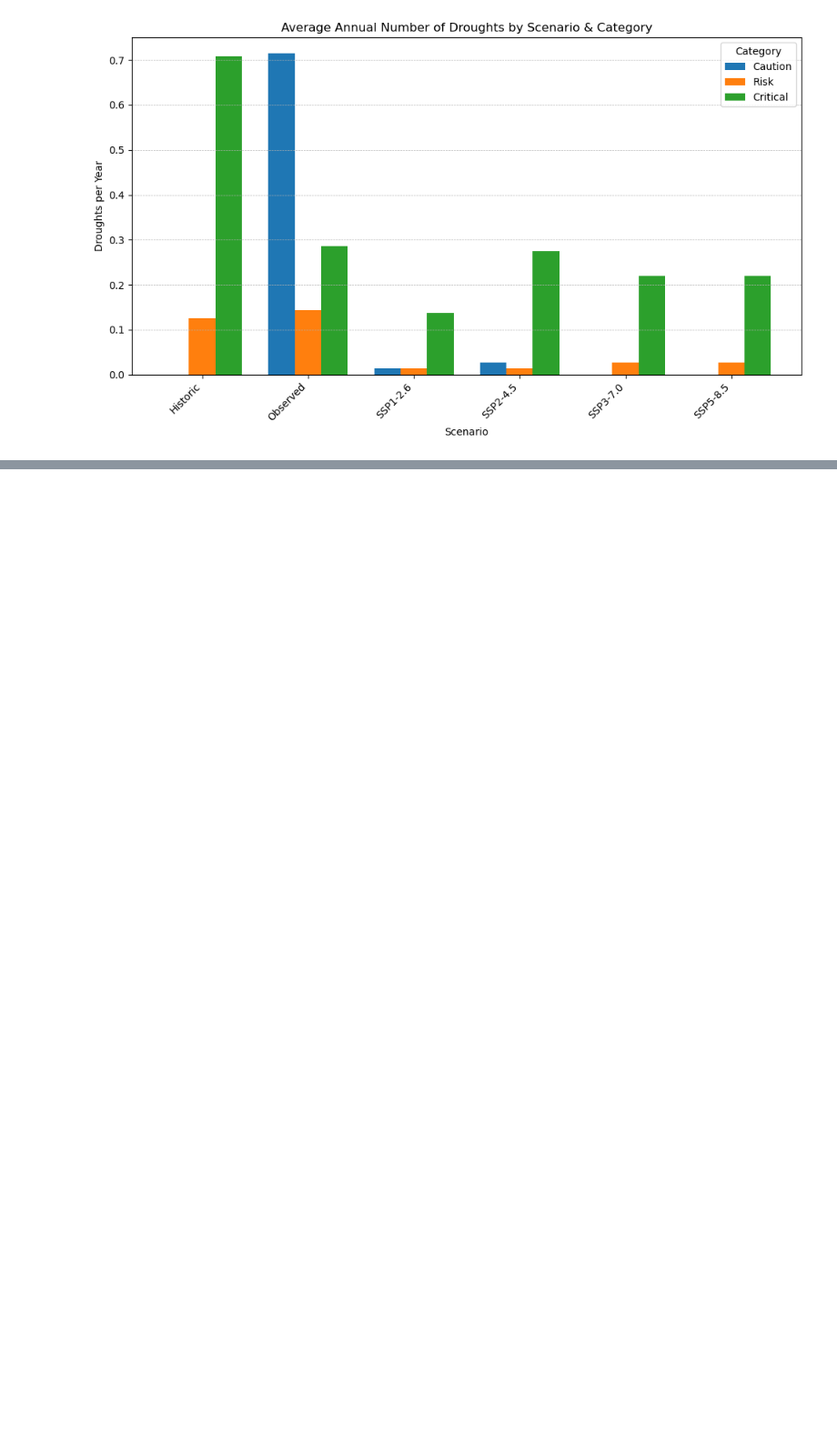
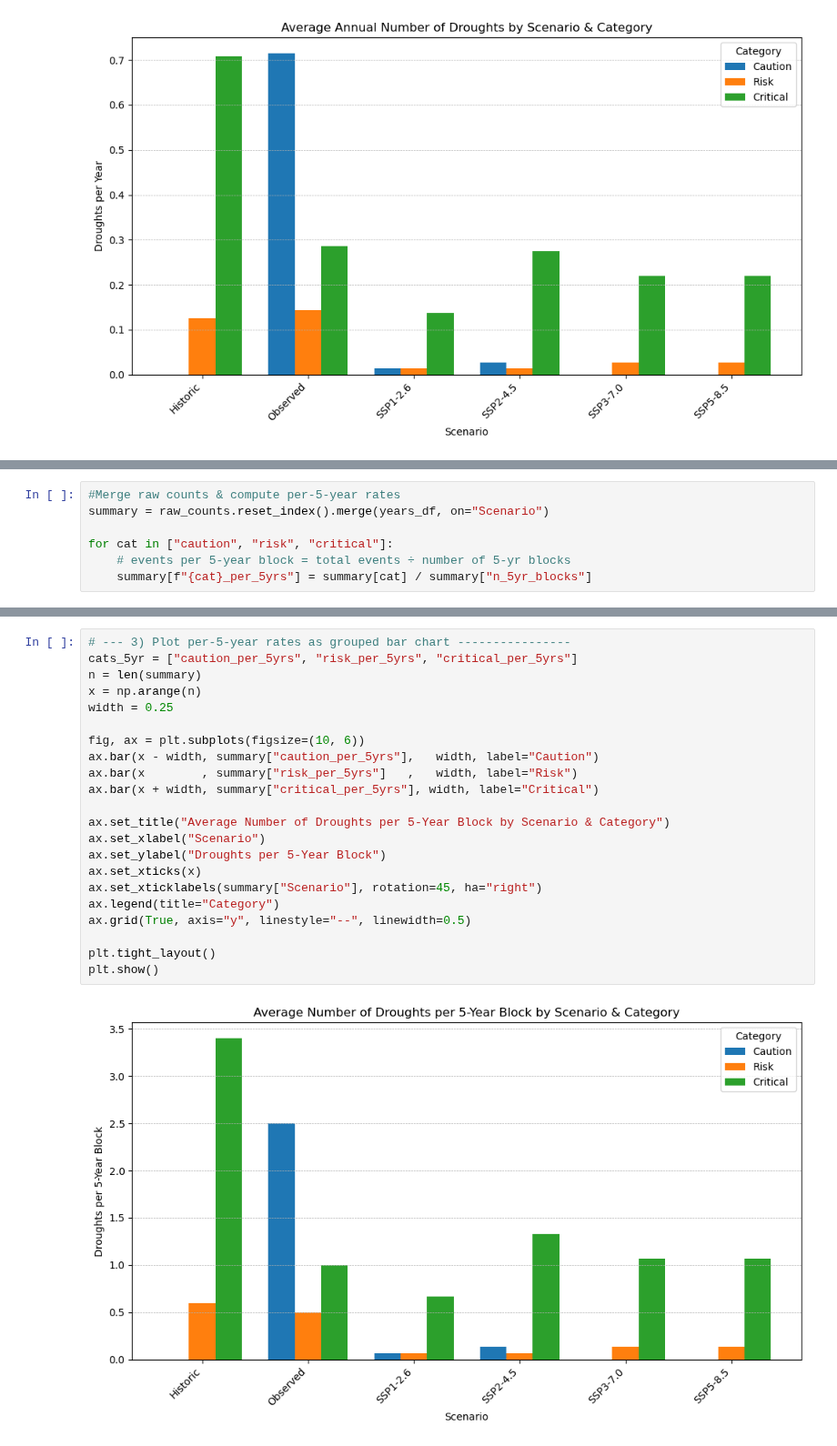
Before and after one commit to eWaterCycle/projects, a Jupyter notebook: book/thesis_projects/BSc/2025_Q4_ElkeSchokking_CEG/work in progress/Drought analysis-Final.ipynb, the cells around one changed output, grey strips where cells are left out. Shown at 91% size. Cells and saved outputs as stored; diff of their text form; blank space fills up the shorter version.

```diff
--- a/book/thesis_projects/BSc/2025_Q4_ElkeSchokking_CEG/work in progress/Drought analysis-Final.ipynb
+++ b/book/thesis_projects/BSc/2025_Q4_ElkeSchokking_CEG/work in progress/Drought analysis-Final.ipynb
@@ -331,0 +351,7 @@ plt.show()
+# %%
+#Merge raw counts & compute per-5-year rates
+summary = raw_counts.reset_index().merge(years_df, on="Scenario")
+
+for cat in ["caution", "risk", "critical"]:
+    # events per 5-year block = total events ÷ number of 5-yr blocks
+    summary[f"{cat}_per_5yrs"] = summary[cat] / summary["n_5yr_blocks"]
@@ -331,0 +378,24 @@ plt.show()
+# %%
+# --- 3) Plot per-5-year rates as grouped bar chart ----------------
+cats_5yr = ["caution_per_5yrs", "risk_per_5yrs", "critical_per_5yrs"]
+n = len(summary)
+x = np.arange(n)
+width = 0.25
+
+fig, ax = plt.subplots(figsize=(10, 6))
+ax.bar(x - width, summary["caution_per_5yrs"],   width, label="Caution")
+ax.bar(x        , summary["risk_per_5yrs"]   ,   width, label="Risk")
+ax.bar(x + width, summary["critical_per_5yrs"], width, label="Critical")
+
+ax.set_title("Average Number of Droughts per 5-Year Block by Scenario & Category")
+ax.set_xlabel("Scenario")
+ax.set_ylabel("Droughts per 5-Year Block")
+ax.set_xticks(x)
+ax.set_xticklabels(summary["Scenario"], rotation=45, ha="right")
+ax.legend(title="Category")
+ax.grid(True, axis="y", linestyle="--", linewidth=0.5)
+
+plt.tight_layout()
+plt.show()
+# %% [output]
+[figure, added]
```
Also changed, not shown: parts of 9 cells of this notebook.
